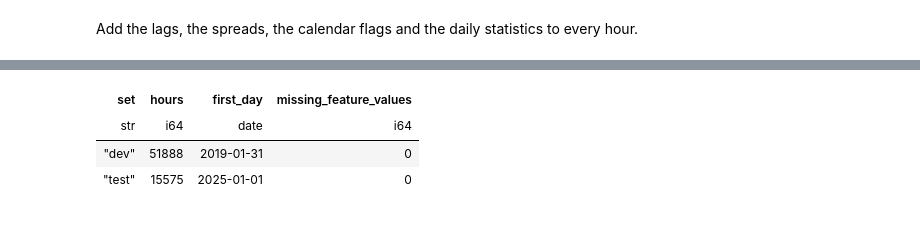
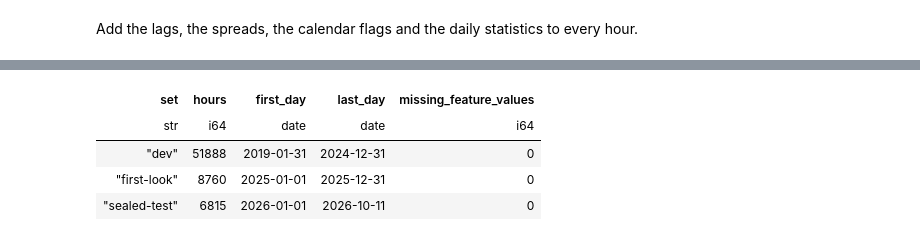
Before and after one commit to martin-gbeck/dba-group-project, a Jupyter notebook: de_price_forecast.ipynb, the cells around one changed output, grey strips where cells are left out. Drawn from its saved outputs; the diff is of its cells as text; code cells hidden in the pictures.

```diff
--- a/de_price_forecast.ipynb
+++ b/de_price_forecast.ipynb
@@ -138,6 +177,7 @@ Define the two folds and the test set, and show the size and dates of each.
 # %%
 LAST_EXPLORED_YEAR = 2023
 TEST_FROM = 2025
+SEALED_FROM = 2026  # 2025 is the first look; 2026 onward stays sealed until the end
 FOLDS = {
     "fold-1": 2023,
     "fold-2": 2024,
@@ -146,13 +186,7 @@ FOLDS = {
 # exploration works on everything fold 2 trains on
 train = df.filter(pl.col("year") <= LAST_EXPLORED_YEAR)
 test = df.filter(pl.col("year") >= TEST_FROM)
-folds: dict[
-    str,
-    tuple[pl.DataFrame, pl.DataFrame],
-] = {
-    name: (df.filter(pl.col("year") < year), df.filter(pl.col("year") == year))
-    for name, year in FOLDS.items()
-}
+folds = make_folds(df, FOLDS)
 
 
 # one row per piece: each fold's training and validation data, then the test set
@@ -165,7 +199,10 @@ pieces: list[
     (f"{name}-{role}", part)
     for name, (fit, valid) in folds.items()
     for role, part in (("train", fit), ("validate", valid))
-] + [("test", test)]
+] + [
+    ("first-look", test.filter(pl.col("year") < SEALED_FROM)),
+    ("sealed-test", test.filter(pl.col("year") >= SEALED_FROM)),
+]
 
 pl.DataFrame(
     [
@@ -963,56 +998,26 @@ Add the lags, the spreads, the calendar flags and the daily statistics to every
 # %%
-SPREADS = [f"spread_{z.removeprefix('price_')}" for z in NEIGHBORS]
+dev = features.filter(pl.col("year") < TEST_FROM).drop_nulls(ALL_FEATURES)
+first_look = features.filter(pl.col("year").is_between(TEST_FROM, SEALED_FROM - 1))
+sealed_test = features.filter(pl.col("year") >= SEALED_FROM)
 
-features = (
-    clean.with_columns(
-        # yesterday's gap between each zone and Germany at the same hour
-        [
-            (pl.col(z).shift(24) - pl.col("price_da").shift(24)).alias(spread)
-            for z, spread in zip(NEIGHBORS, SPREADS)
-        ],
-        # the grid is hourly with no gaps, so shifting by rows is shifting by hours
-        price_lag24=pl.col("price_da").shift(24),
-        price_lag48=pl.col("price_da").shift(48),
-        price_lag168=pl.col("price_da").shift(168),
-        month=pl.col("date").dt.month(),
-        is_weekend=pl.col("weekday") >= 6,
-    )
-    .join(daily_stats, on="date", how="left")
-    .sort("utc_timestamp")
-    .with_columns(residual_x_level=pl.col("fc_residual") / 1000 * pl.col("mean_30d"))
+parts: list[tuple[str, pl.DataFrame]] = [
+    ("dev", dev),
+    ("first-look", first_look),
+    ("sealed-test", sealed_test),
+]
+pl.DataFrame(
+    [
+        {
+            "set": name,
+            "hours": part.height,
+            "first_day": part["date"].min(),
+            "last_day": part["date"].max(),
+            "missing_feature_values": part.select(ALL_FEATURES)
+            .null_count()
+            .sum_horizontal()
+            .item(),
+        }
+        for name, part in parts
+    ]
 )
-
-GROUPS: dict[str, list[str]] = {
-    "calendar": ["hour", "weekday", "month", "is_weekend"],
-    "fundamentals": FORECASTS,
-    "price-memory": [
-        "price_lag24",
-        "price_lag48",
-        "price_lag168",
-        "prev_day_mean",
-        "prev_day_min",
-        "prev_day_max",
-        "mean_7d",
-        "mean_30d",
-    ],
-    "level-interaction": ["residual_x_level"],
-    "neighbour-spreads": SPREADS,
-}
-ALL_FEATURES = [c for cols in GROUPS.values() for c in cols]
-
-# development data: train and the two validation years, minus the 30 days without a full history
-dev = features.filter(pl.col("year") < TEST_FROM).drop_nulls(ALL_FEATURES)
-test_rows = features.filter(pl.col("year") >= TEST_FROM)
-
-pl.DataFrame(
-    {
-        "set": ["dev", "test"],
-        "hours": [dev.height, test_rows.height],
-        "first_day": [dev["date"].min(), test_rows["date"].min()],
-        "missing_feature_values": [
-            dev.select(ALL_FEATURES).null_count().sum_horizontal().item(),
-            test_rows.select(ALL_FEATURES).null_count().sum_horizontal().item(),
-        ],
-    }
-)
 # %% [output]
@@ -1020,5 +1025,6 @@ shape: (2, 4)
-| set | hours | first_day | missing_feature_values |
-| str | i64 | date | i64 |
-| "dev" | 51888 | 2019-01-31 | 0 |
-| "test" | 15575 | 2025-01-01 | 0 |
+| set | hours | first_day | last_day | missing_feature_values |
+| str | i64 | date | date | i64 |
+| "dev" | 51888 | 2019-01-31 | 2024-12-31 | 0 |
+| "first-look" | 8760 | 2025-01-01 | 2025-12-31 | 0 |
+| "sealed-test" | 6815 | 2026-01-01 | 2026-10-11 | 0 |
 # %% [markdown]
```
Also changed, not shown: parts of 81 cells of this notebook, 12 other files.
